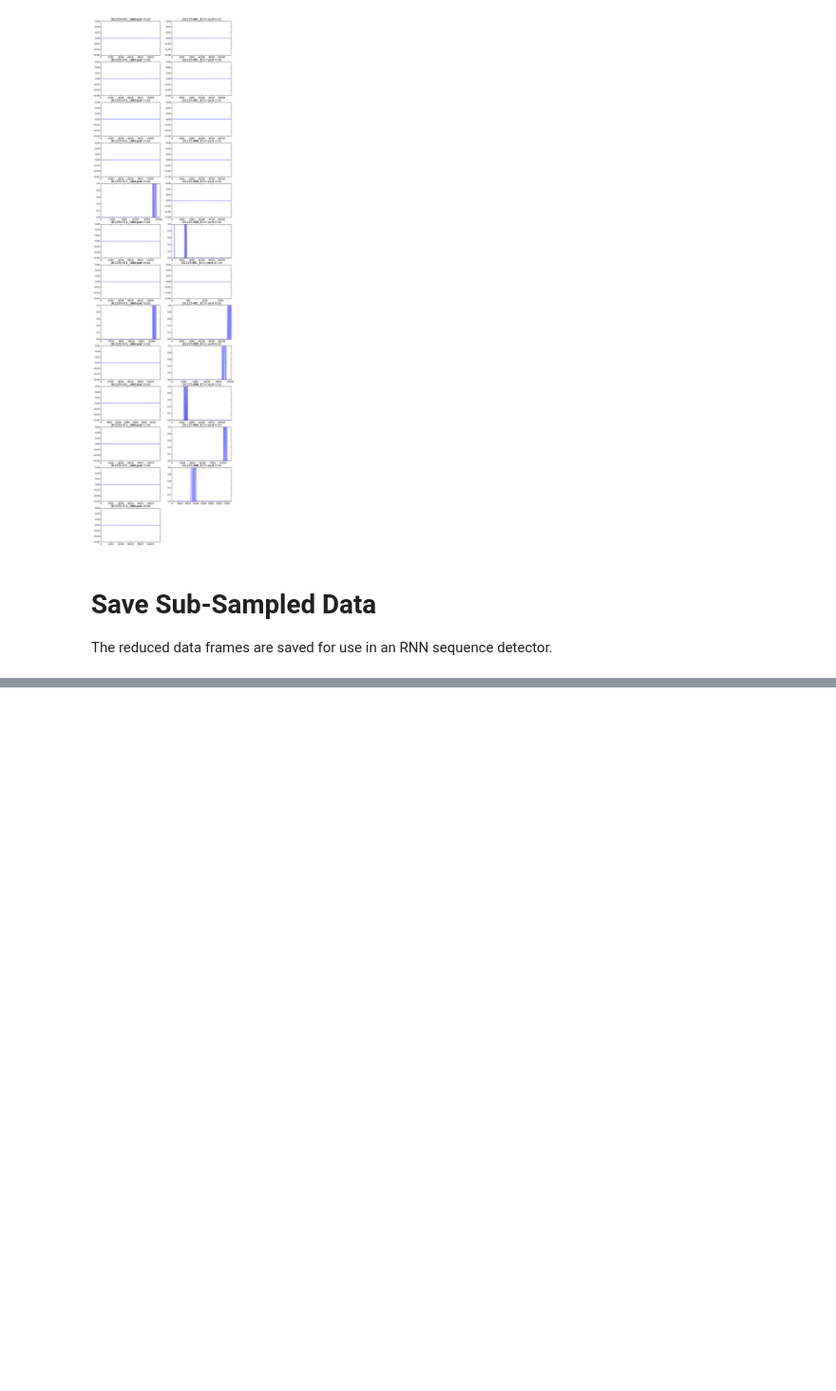
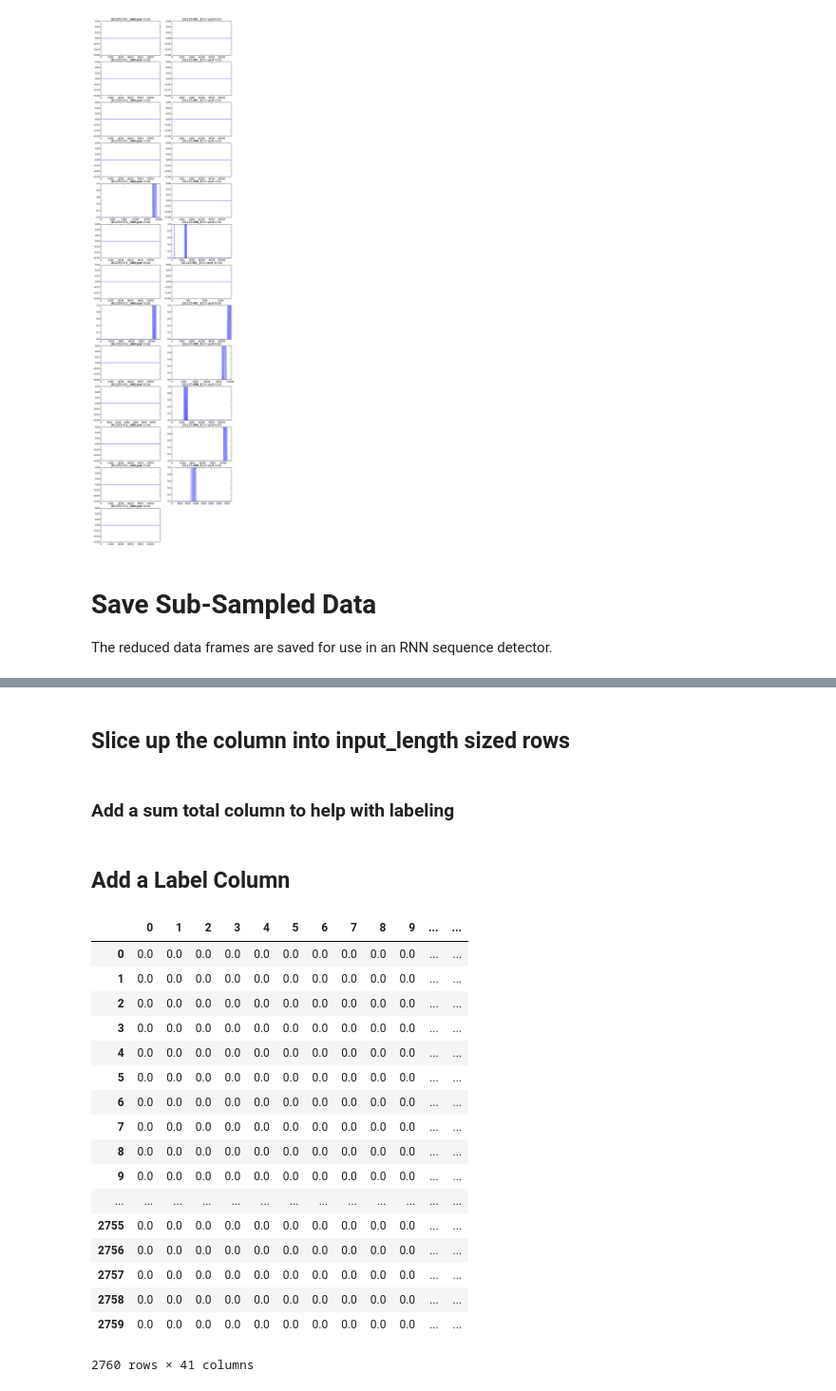
Before and after one commit to ReeceRobinson/datascience, a Jupyter notebook: notebooks/Audio Detection/8 - RNN Input Sequence Exploratory Analysis.ipynb, the cells around one changed output, grey strips where cells are left out. Shown at 95% size. Saved outputs shown, nothing was run; the diff lists cells and outputs as text; code cells hidden in the pictures; blank space fills up the shorter version.

```diff
--- a/notebooks/Audio Detection/8 - RNN Input Sequence Exploratory Analysis.ipynb
+++ b/notebooks/Audio Detection/8 - RNN Input Sequence Exploratory Analysis.ipynb
@@ -105,0 +130,7 @@ for key in resampled_dfs.keys():
+# %%
+input_length = 40
+pad_size = input_length - combined_df.value.size % input_length
+pad = np.zeros(pad_size)
+
+combined_df = combined_df.append(pd.DataFrame(pad,columns=["value"])).reset_index(drop=True)
+combined_df.head()
@@ -105,0 +144,25 @@ for key in resampled_dfs.keys():
+# %% [markdown]
+## Slice up the column into input_length sized rows
+# %%
+stride = 5
+
+values = combined_df.value.values
+input_segments_df = pd.DataFrame()
+
+for i in np.arange(0,combined_df.size-input_length, stride):
+    input_segments_df = input_segments_df.append(pd.DataFrame(values[i:i+input_length]).T)
+
+input_segments_df = input_segments_df.reset_index(drop=True)
+# %% [markdown]
+### Add a sum total column to help with labeling
+# %%
+input_segments_df['total'] = input_segments_df.sum(axis=1)
+# %% [markdown]
+## Add a Label Column
+# %%
+index = input_segments_df['total'] >= 19
+
+input_segments_df['response'] = index.astype('int')
+
+input_segments_df[input_segments_df.response == 1]
+input_segments_df.drop('total', axis=1, inplace=True)
@@ -105,0 +171,21 @@ for key in resampled_dfs.keys():
+# %%
+input_segments_df
+# %% [output]
+|  | 0 | 1 | 2 | 3 | 4 | 5 | 6 | 7 | 8 | 9 | ... | ... |
+| 0 | 0.0 | 0.0 | 0.0 | 0.0 | 0.0 | 0.0 | 0.0 | 0.0 | 0.0 | 0.0 | ... | ... |
+| 1 | 0.0 | 0.0 | 0.0 | 0.0 | 0.0 | 0.0 | 0.0 | 0.0 | 0.0 | 0.0 | ... | ... |
+| 2 | 0.0 | 0.0 | 0.0 | 0.0 | 0.0 | 0.0 | 0.0 | 0.0 | 0.0 | 0.0 | ... | ... |
+| 3 | 0.0 | 0.0 | 0.0 | 0.0 | 0.0 | 0.0 | 0.0 | 0.0 | 0.0 | 0.0 | ... | ... |
+| 4 | 0.0 | 0.0 | 0.0 | 0.0 | 0.0 | 0.0 | 0.0 | 0.0 | 0.0 | 0.0 | ... | ... |
+| 5 | 0.0 | 0.0 | 0.0 | 0.0 | 0.0 | 0.0 | 0.0 | 0.0 | 0.0 | 0.0 | ... | ... |
+| 6 | 0.0 | 0.0 | 0.0 | 0.0 | 0.0 | 0.0 | 0.0 | 0.0 | 0.0 | 0.0 | ... | ... |
+| 7 | 0.0 | 0.0 | 0.0 | 0.0 | 0.0 | 0.0 | 0.0 | 0.0 | 0.0 | 0.0 | ... | ... |
+| 8 | 0.0 | 0.0 | 0.0 | 0.0 | 0.0 | 0.0 | 0.0 | 0.0 | 0.0 | 0.0 | ... | ... |
+| 9 | 0.0 | 0.0 | 0.0 | 0.0 | 0.0 | 0.0 | 0.0 | 0.0 | 0.0 | 0.0 | ... | ... |
+| ... | ... | ... | ... | ... | ... | ... | ... | ... | ... | ... | ... | ... |
+| 2755 | 0.0 | 0.0 | 0.0 | 0.0 | 0.0 | 0.0 | 0.0 | 0.0 | 0.0 | 0.0 | ... | ... |
+| 2756 | 0.0 | 0.0 | 0.0 | 0.0 | 0.0 | 0.0 | 0.0 | 0.0 | 0.0 | 0.0 | ... | ... |
+| 2757 | 0.0 | 0.0 | 0.0 | 0.0 | 0.0 | 0.0 | 0.0 | 0.0 | 0.0 | 0.0 | ... | ... |
+| 2758 | 0.0 | 0.0 | 0.0 | 0.0 | 0.0 | 0.0 | 0.0 | 0.0 | 0.0 | 0.0 | ... | ... |
+| 2759 | 0.0 | 0.0 | 0.0 | 0.0 | 0.0 | 0.0 | 0.0 | 0.0 | 0.0 | 0.0 | ... | ... |
+2760 rows × 41 columns
```
Also changed, not shown: parts of 6 cells of this notebook, 2 other files.
